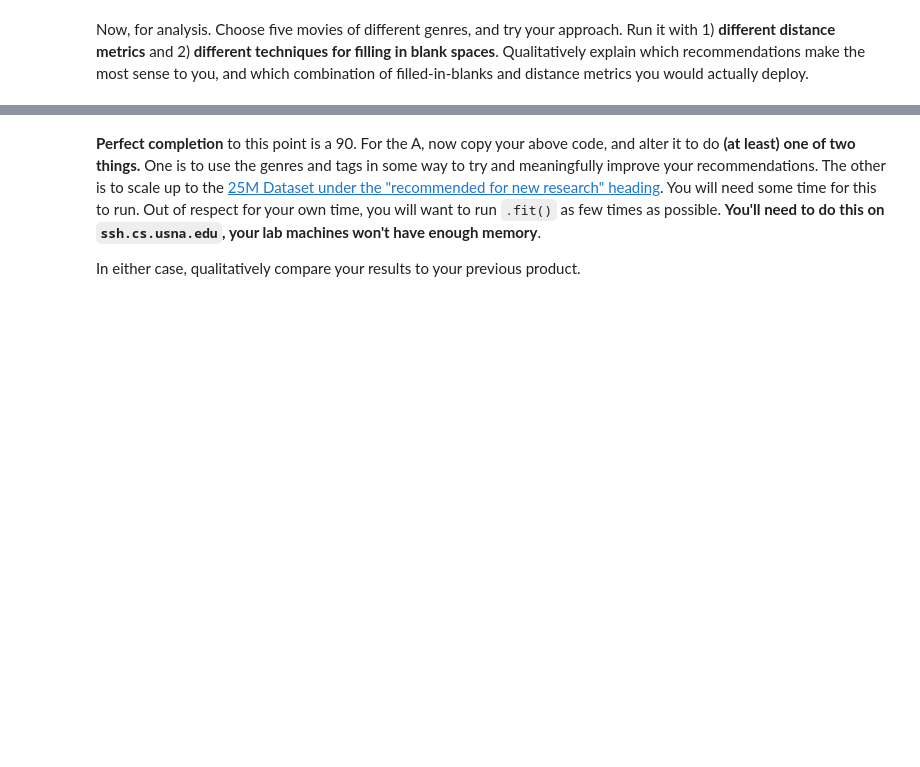
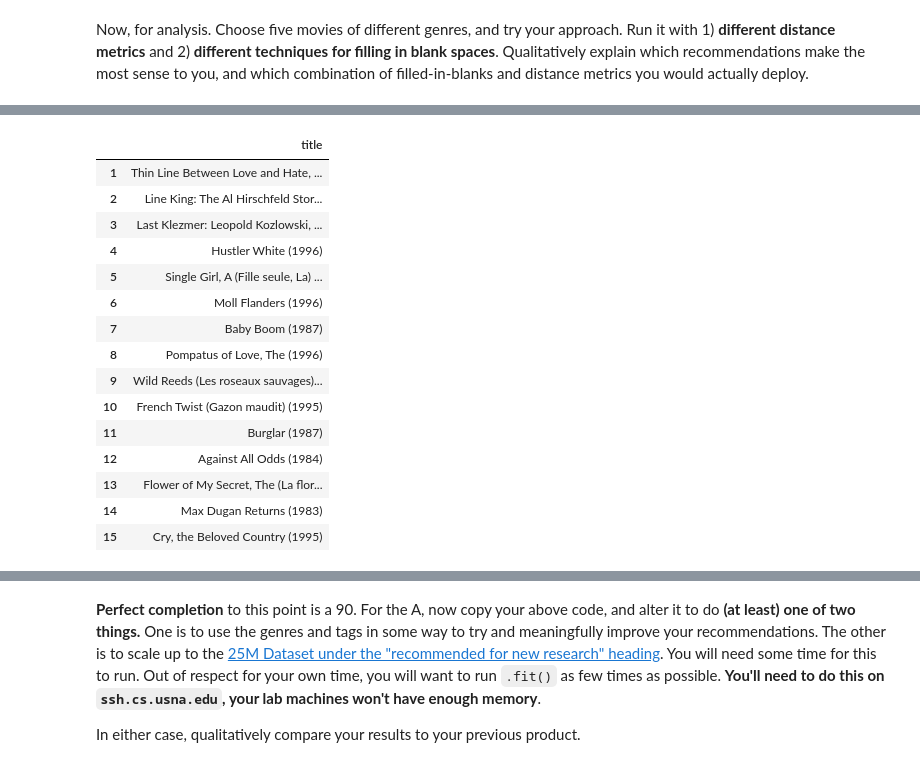
Before and after one commit to dababy9/general, a Jupyter notebook: usna/si470/knnRecommend.ipynb, the cells around one changed output, grey strips where cells are left out. Cells and saved outputs as stored; diff of their text form; code cells hidden in the pictures; blank space fills up the shorter version.

```diff
--- a/usna/si470/knnRecommend.ipynb
+++ b/usna/si470/knnRecommend.ipynb
@@ -93,0 +149,20 @@ findNN(44, buildNN('euclidean'))
+# %%
+# Anne Frank Remembered
+findNN(116, buildNN('euclidean'))
+# %% [output]
+|  | title |
+| 1 | Thin Line Between Love and Hate, ... |
+| 2 | Line King: The Al Hirschfeld Stor... |
+| 3 | Last Klezmer: Leopold Kozlowski, ... |
+| 4 | Hustler White (1996) |
+| 5 | Single Girl, A (Fille seule, La) ... |
+| 6 | Moll Flanders (1996) |
+| 7 | Baby Boom (1987) |
+| 8 | Pompatus of Love, The (1996) |
+| 9 | Wild Reeds (Les roseaux sauvages)... |
+| 10 | French Twist (Gazon maudit) (1995) |
+| 11 | Burglar (1987) |
+| 12 | Against All Odds (1984) |
+| 13 | Flower of My Secret, The (La flor... |
+| 14 | Max Dugan Returns (1983) |
+| 15 | Cry, the Beloved Country (1995) |
```
Also changed, not shown: parts of 27 cells of this notebook, 2 other files.
